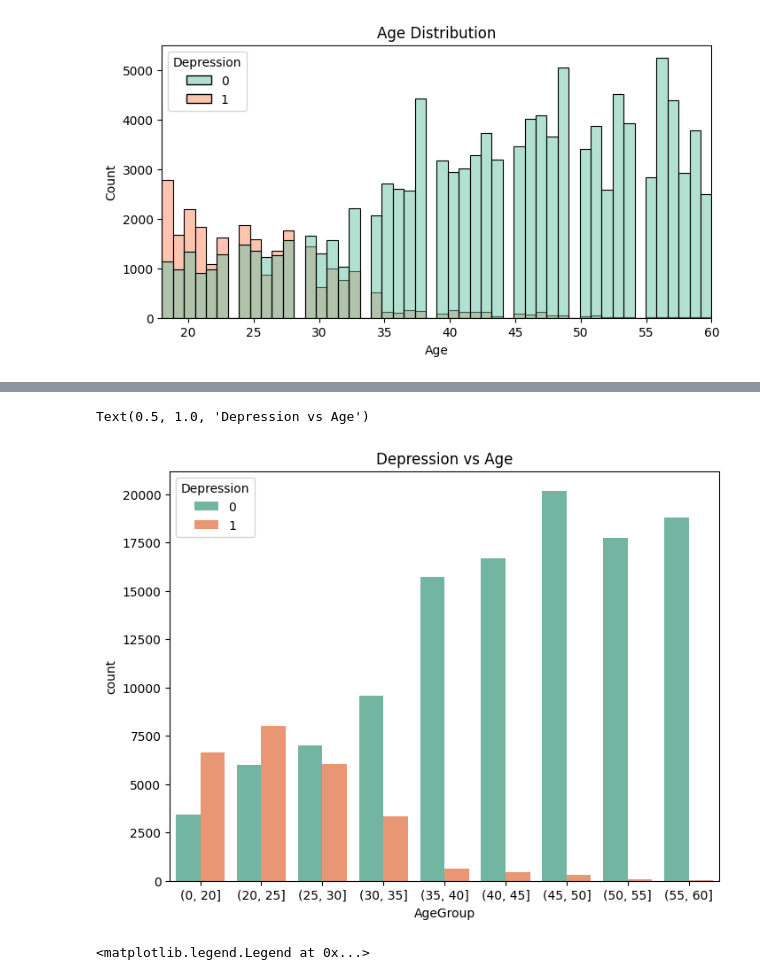
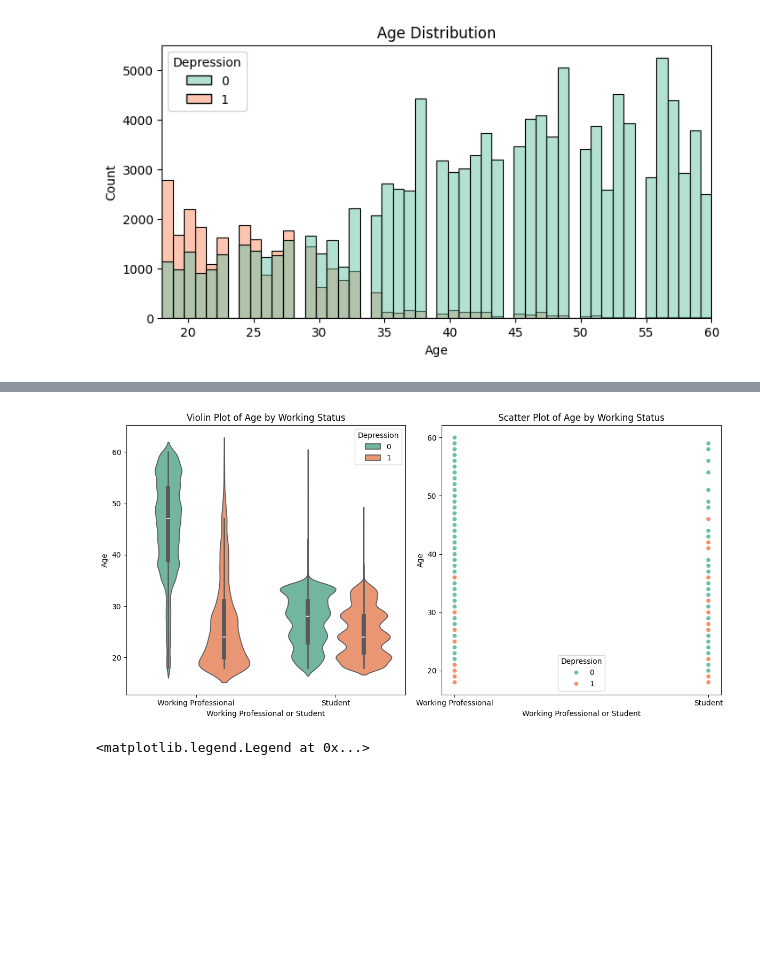
Before and after one commit to tomlas32/Machine_Learning_Notebooks, a Jupyter notebook: model_1_kaggle_submission.ipynb, the cells around one changed output, grey strips where cells are left out. Saved outputs shown, nothing was run; the diff lists cells and outputs as text; code cells hidden in the pictures; blank space fills up the shorter version.

```diff
--- a/model_1_kaggle_submission.ipynb
+++ b/model_1_kaggle_submission.ipynb
@@ -276,9 +282,3 @@ plt.xlim(18, 60)
 plt.show()
 # %% [output]
 [figure]
-# %%
-bins = [0, 20, 25, 30, 35, 40, 45, 50, 55, 60]
-df["AgeGroup"] = pd.cut(df["Age"], bins)
-plt.figure(figsize=(8, 6))
-sns.countplot(data = df, x="AgeGroup", hue="Have you ever had suicidal thoughts ?", palette="Set2")
-plt.title("Suicidal thoughts vs Age")
@@ -288,10 +285,22 @@ Text(0.5, 1.0, 'Suicidal thoughts vs Age')
-# %%
-plt.figure(figsize=(8, 6))
-sns.countplot(data = df, x="AgeGroup", hue="Depression", palette="Set2")
-plt.title("Depression vs Age")
-# %% [output]
-Text(0.5, 1.0, 'Depression vs Age')
-[figure, removed]
+# %%
+# Set up the figure with specified size
+plt.figure(figsize=(12, 6))
+
+# First subplot: Violin plot
+plt.subplot(1, 2, 1)
+sns.violinplot(data=df, x="Working Professional or Student", y="Age", hue="Depression", palette="Set2")
+plt.title("Violin Plot of Age by Working Status")
+
+# Second subplot: Scatter plot
+plt.subplot(1, 2, 2)
+sns.scatterplot(data=df, x="Working Professional or Student", y="Age",hue="Depression", palette="Set2")
+plt.title("Scatter Plot of Age by Working Status")
+
+# Show the plots
+plt.tight_layout()
+plt.show()
+# %% [output]
+[figure, added]
 # %%
 plt.figure(figsize=(8, 6))
 sns.boxplot(data=df, x="Academic Pressure", y="CGPA", hue="Have you ever had suicidal thoughts ?", palette="Set2")
```
Also changed, not shown: parts of 7 cells of this notebook.
